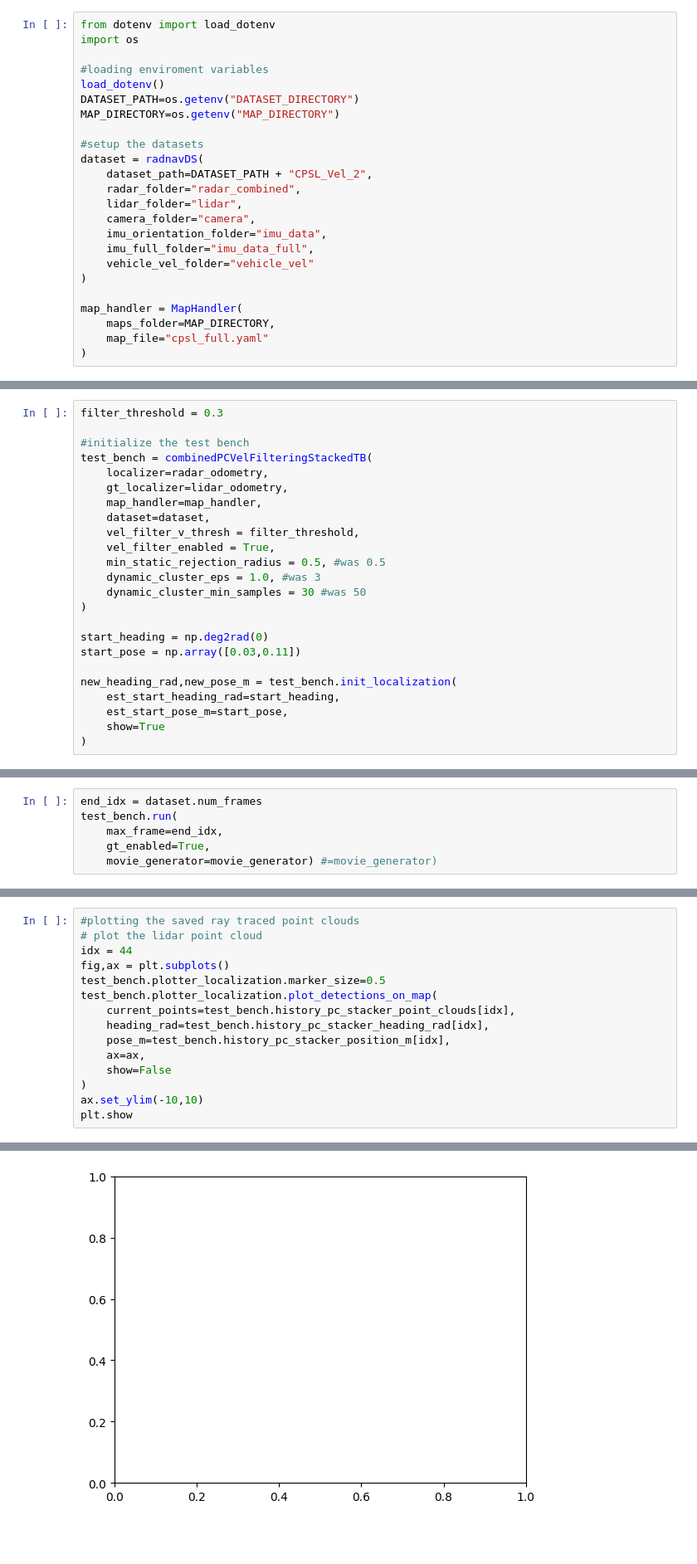
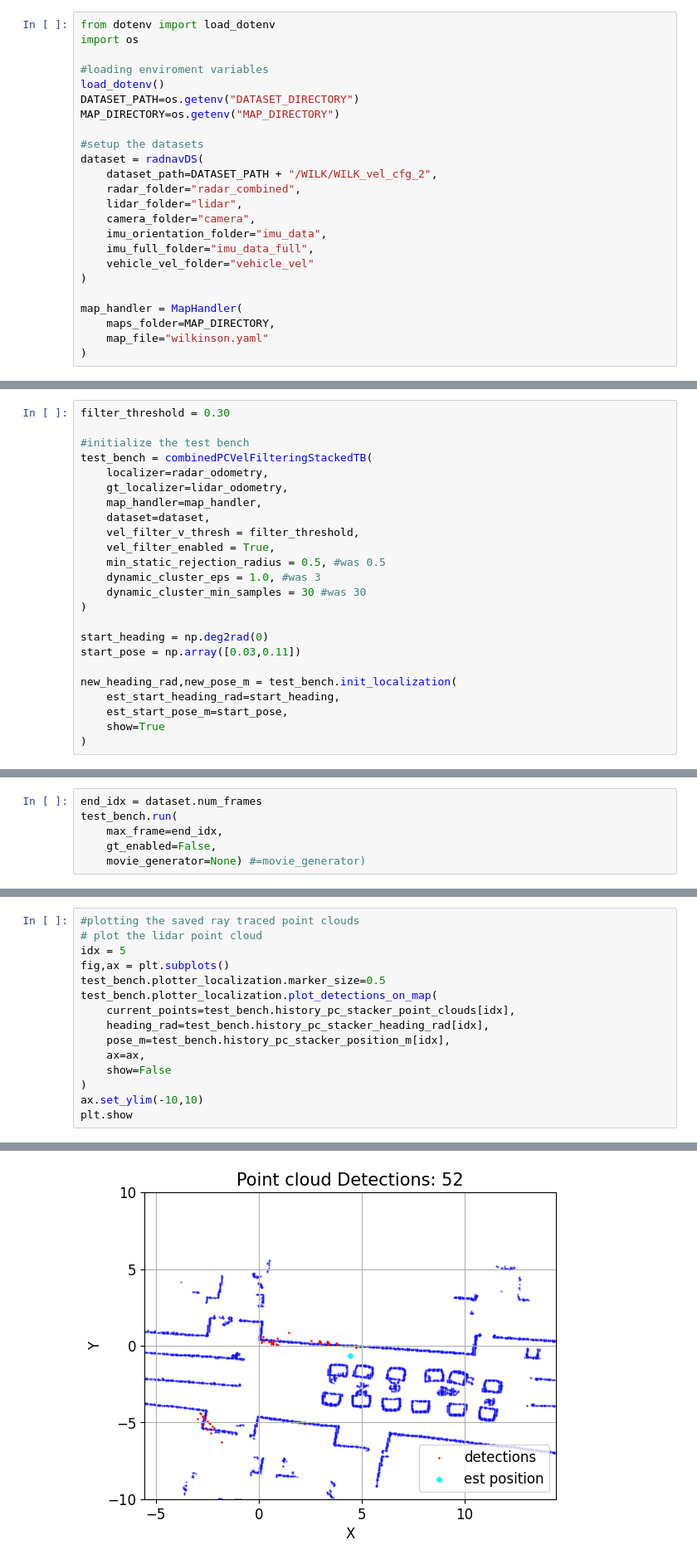
Before and after one commit to davidmhunt/odometry, a Jupyter notebook: notebooks/eval_combined_pc_kalman_vel_filter_stacked.ipynb, the cells around one changed output, grey strips where cells are left out. Shown at 83% size. Drawn from its saved outputs; the diff is of its cells as text; blank space fills up the shorter version.

Commit message:
updated notebook for stacked vel filtering

```diff
--- a/notebooks/eval_combined_pc_kalman_vel_filter_stacked.ipynb
+++ b/notebooks/eval_combined_pc_kalman_vel_filter_stacked.ipynb
@@ -23,7 +23,7 @@ MAP_DIRECTORY=os.getenv("MAP_DIRECTORY")
 
 #setup the datasets
 dataset = radnavDS(
-    dataset_path=DATASET_PATH + "CPSL_Vel_2",
+    dataset_path=DATASET_PATH + "/WILK/WILK_vel_cfg_2",
     radar_folder="radar_combined",
     lidar_folder="lidar",
     camera_folder="camera",
@@ -34,6 +34,6 @@ dataset = radnavDS(
 
 map_handler = MapHandler(
     maps_folder=MAP_DIRECTORY,
-    map_file="cpsl_full.yaml"
+    map_file="wilkinson.yaml"
 )
 # %% [output]
@@ -66,7 +66,7 @@ lidar_odometry = icp2DLocalization(
     self_detection_radius_m=0.25
 )
 # %%
-filter_threshold = 0.3
+filter_threshold = 0.30
 
 #initialize the test bench
 test_bench = combinedPCVelFilteringStackedTB(
@@ -78,7 +78,7 @@ test_bench = combinedPCVelFilteringStackedTB(
     vel_filter_enabled = True,
     min_static_rejection_radius = 0.5, #was 0.5
     dynamic_cluster_eps = 1.0, #was 3
-    dynamic_cluster_min_samples = 30 #was 50
+    dynamic_cluster_min_samples = 30 #was 30
 )
 
 start_heading = np.deg2rad(0)
@@ -128,6 +128,6 @@ clearing temp directory /home/undergrads/temp
 end_idx = dataset.num_frames
 test_bench.run(
     max_frame=end_idx,
-    gt_enabled=True,
-    movie_generator=movie_generator) #=movie_generator)
+    gt_enabled=False,
+    movie_generator=None) #=movie_generator)
 # %%
@@ -153,7 +153,7 @@ kalman_plotter.plot_kalman_result_history(
 # %%
 #plotting the saved ray traced point clouds
 # plot the lidar point cloud
-idx = 44
+idx = 5
 fig,ax = plt.subplots()
 test_bench.plotter_localization.marker_size=0.5
 test_bench.plotter_localization.plot_detections_on_map(
@@ -170,3 +170,3 @@ IndexError: list index out of range
-[figure, old version]
+[figure, new version]
 # %%
 test_bench.analyze()
```
Also changed, not shown: parts of 16 cells of this notebook.
